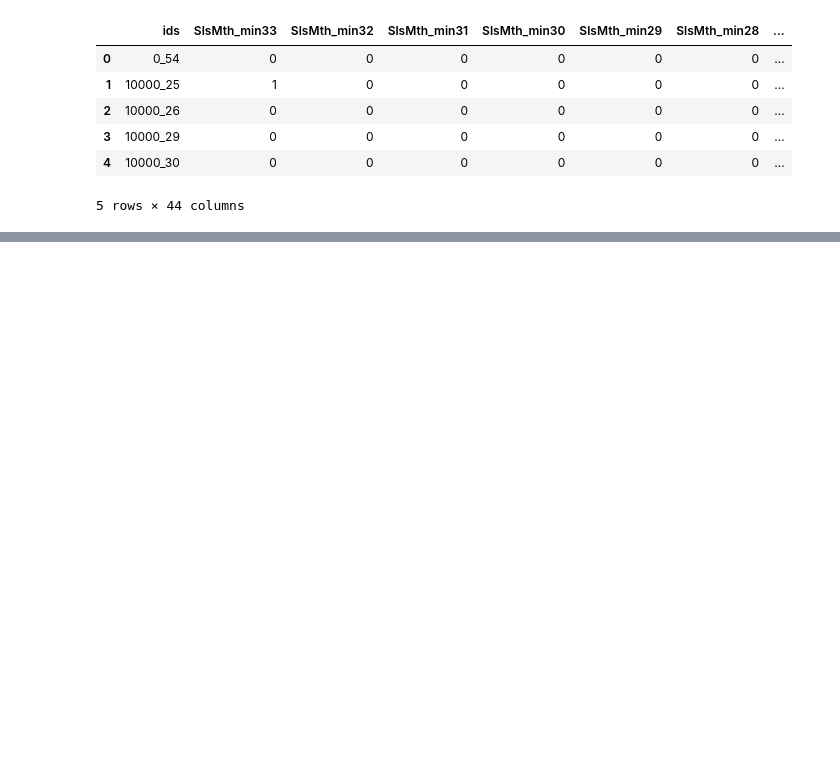
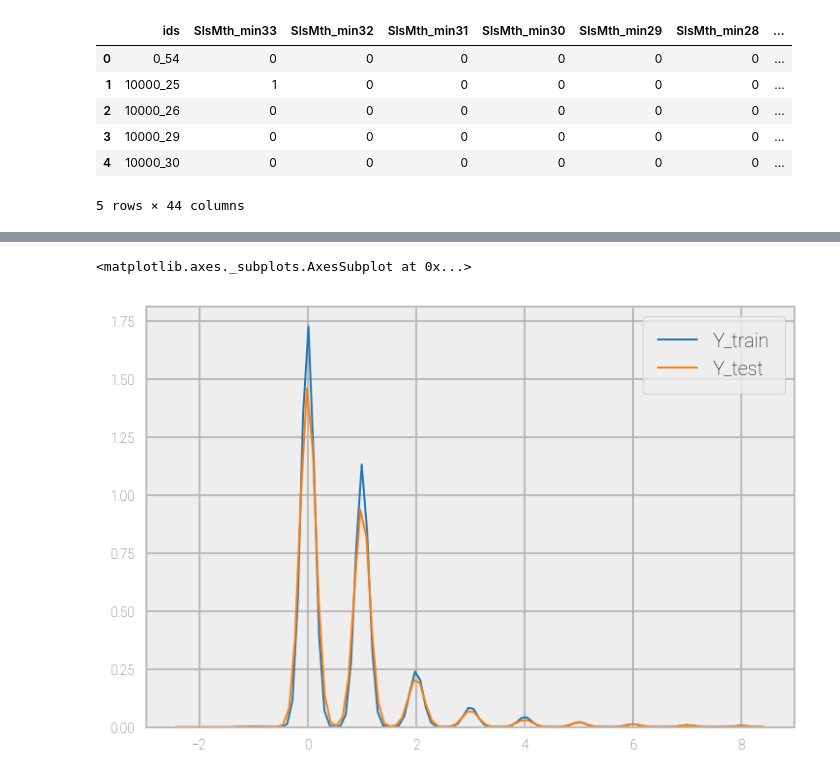
Before and after one commit to jamesoliver1981/Future_Sales, a Jupyter notebook: Modelling/J2_Feature_Engineering_01.ipynb, the cells around one changed output, grey strips where cells are left out. Drawn from its saved outputs; the diff is of its cells as text; code cells hidden in the pictures; blank space fills up the shorter version.

```diff
--- a/Modelling/J2_Feature_Engineering_01.ipynb
+++ b/Modelling/J2_Feature_Engineering_01.ipynb
@@ -98,0 +281,11 @@ stdprice3.head()
+# %%
+X_train1, X_test1,Y_train1, Y_test1 = train_test_split(X1,y1,test_size=0.3,
+                                                   random_state=428)
+# %%
+
+# Draw the density plot
+sns.distplot(Y_train1, hist = False, kde = True, kde_kws = {'linewidth': 1}, label = "Y_train")
+sns.distplot(Y_test1, hist = False, kde = True, kde_kws = {'linewidth': 1}, label = "Y_test")
+# %% [output]
+<matplotlib.axes._subplots.AxesSubplot at 0x...>
+[figure, added]
```
Also changed, not shown: parts of 28 cells of this notebook, 2 other files.
